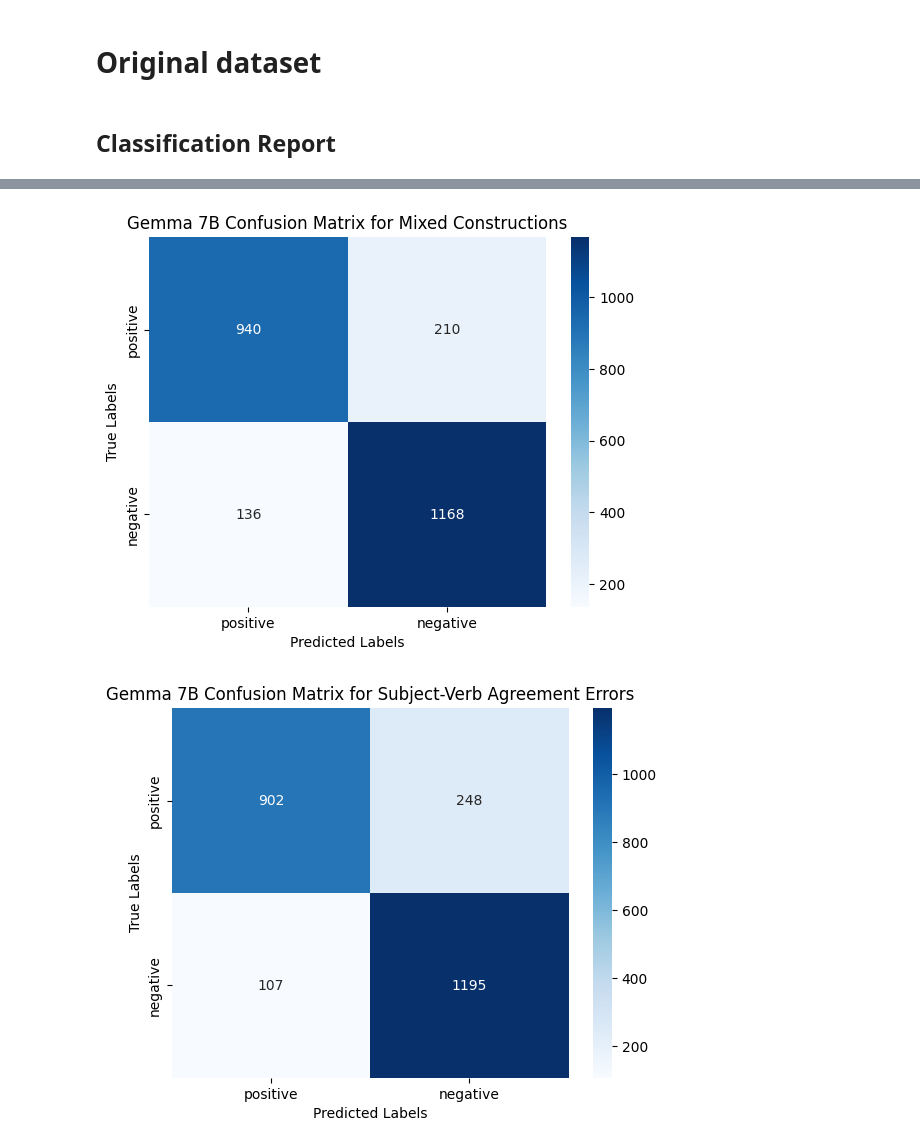
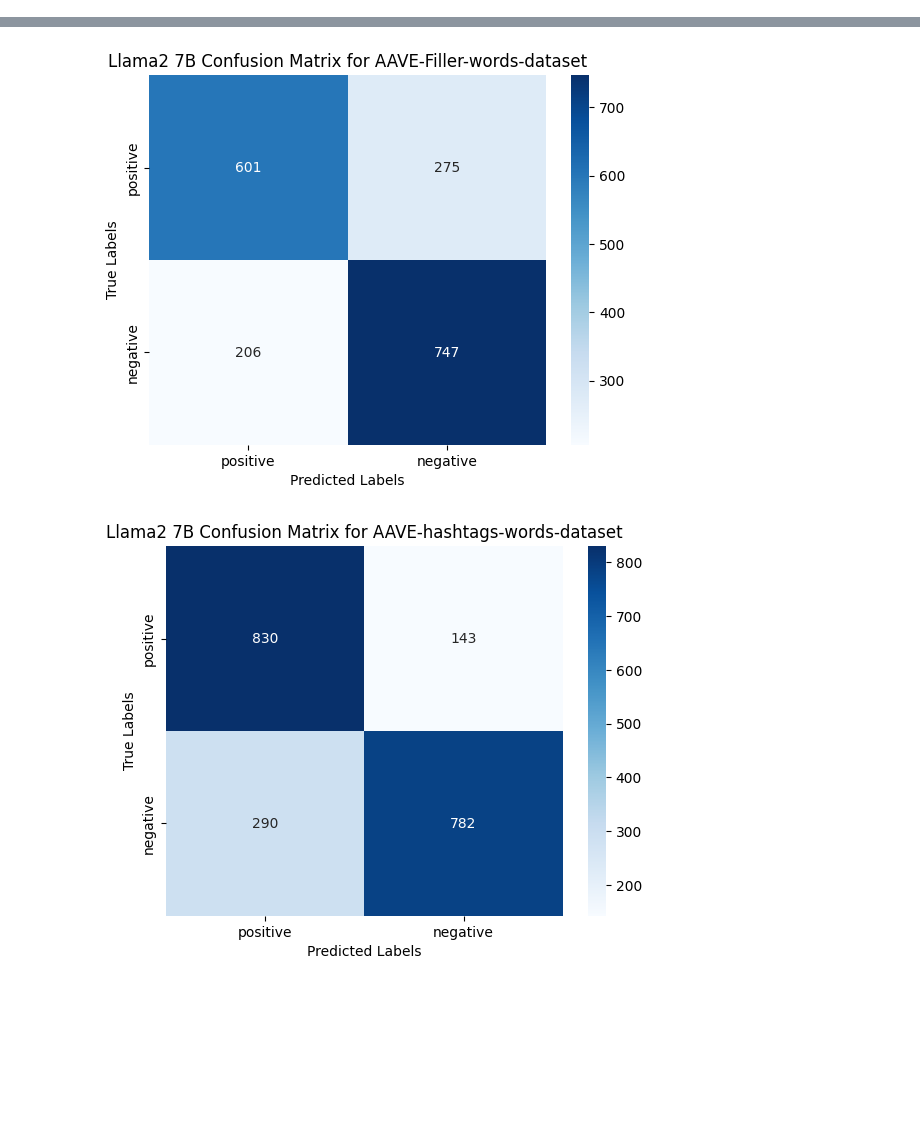
Before and after one commit to furquanh/Linguistic-Bias-AAE, a Jupyter notebook: zero-shot.ipynb, the cells around one changed output, grey strips where cells are left out. Drawn from its saved outputs; the diff is of its cells as text; code cells hidden in the pictures; blank space fills up the shorter version.

```diff
--- a/zero-shot.ipynb
+++ b/zero-shot.ipynb
@@ -129,11 +115,7 @@ Mistral 7b: f"""<s>[INST] Your task is to do sentiment analysis. Depending on th
 # %%
 def add_prompt_zero_shot(batch):
-    batch['text'] = [ f"""
-    <bos><start_of_turn>user
-Your task is to do sentiment analysis. Depending on the sentiment or emotional tone of the given sentence, reply back in one word as 'positive' or 'negative' only.<end_of_turn>
-<start_of_turn>model
-Understood, you will provide me with a sentence and depending on the sentiment of the given sentence I have to reply back with 'positive' or 'negative'.<end_of_turn>
-<start_of_turn>user
-sentence: {text}
-<start_of_turn>model"""   for text in batch['sentence']]
+    batch['text'] = [ f"""<s>[INST] <<SYS>>
+    Your task is to do sentiment analysis. Depending on the sentiment or emotional tone of the given sentence, reply back in one word as 'positive' or 'negative' only.
+    <</SYS>> [/INST]
+    Understood, you will provide me with a sentence and depending on the sentiment of the given sentence I have to reply back with 'positive' or 'negative'.</s>[INST] sentence: {text} [/INST]"""   for text in batch['sentence']]
     return batch
@@ -152,9 +125,9 @@ def get_sentiment_llama_dataset(batch):
     sequences = pipeline(
         batch['text'],  # Pass the whole batch of texts
         do_sample=True,
-        max_new_tokens=2,
+        max_new_tokens=3,
         return_full_text=False,
-        temperature=0.1,
+        temperature=0.6,
         top_p=0.9,
         pad_token_id=tokenizer.pad_token_id
     )
@@ -175,7 +146,7 @@ import os
 import pandas as pd
 from datasets import load_dataset
 
-directory_path = "./harmful_removed_datasets/"
+directory_path = "./datasets/"
 
 dataset_list = []
 
@@ -185,4 +156,5 @@ for filename in os.listdir(directory_path):
         dataset = load_dataset('csv', data_files=file_path, split='all')
         dataset_list.append((dataset, filename.split('.')[0]))
 # %%
-#org_dataset = load_dataset('csv', data_files='final.csv', split='all')
+org_dataset = load_dataset('csv', data_files='Final-original-dataset.csv', split='all')
+dataset_list.insert(0, (org_dataset, 'orginal_dataset'))
@@ -225,2 +160,0 @@ def predict(test, model, tokenizer):
-# %% [markdown]
-# Original dataset
@@ -234,2 +160,0 @@ def predict_on_dataset(dataset, name):
-# %% [markdown]
-## Classification Report
@@ -247,7 +163,7 @@ from sklearn.metrics import classification_report, confusion_matrix
 import matplotlib.pyplot as plt
 import seaborn as sns
 import json
-for dataset, name in dataset_list[5:]:
+for dataset, name in dataset_list[1:]:
     dataset = dataset.map(add_prompt_zero_shot, batched=True)
     dataset = dataset.map(get_sentiment_llama_dataset, batched=True, batch_size=100)
 
@@ -268,13 +184,13 @@ for dataset, name in dataset_list[5:]:
     # Plotting the confusion matrix
     fig, ax = plt.subplots()
     sns.heatmap(cm, annot=True, fmt="d", cmap="Blues", ax=ax, xticklabels=["positive", "negative"], yticklabels=["positive", "negative"])
-    ax.set_title(f'Gemma 7B Confusion Matrix for {name.split("_cleaned")[0]}')
+    ax.set_title(f'Llama2 7B Confusion Matrix for {name.split("_cleaned")[0]}')
     ax.set_xlabel('Predicted Labels')
     ax.set_ylabel('True Labels')
 
     report_json = json.dumps(metrics, indent=4)
-    with open(f'./0-shot-with-datasets-gemma-0.1/{name}_classification_report.json', 'w') as file:
+    with open(f'./Llama2-results/{name}_classification_report.json', 'w') as file:
         file.write(report_json)
-    dataframe.to_csv(f"0-shot-with-datasets-gemma-0.1/{name}.csv")
-    plt.savefig(f"./0-shot-with-datasets-gemma-0.1/plots/{name}_CM_plot.png")
+    dataframe.to_csv(f"Llama2-results/{name}.csv")
+    plt.savefig(f"./Llama2-results/plots/{name}_CM_plot.png")
 # %% [output]
@@ -282,2 +198,2 @@ for dataset, name in dataset_list[5:]:
-[figure, old version]
+[figure, new version]
-[figure, old version]
+[figure, new version]
```
Also changed, not shown: parts of 23 cells of this notebook.
